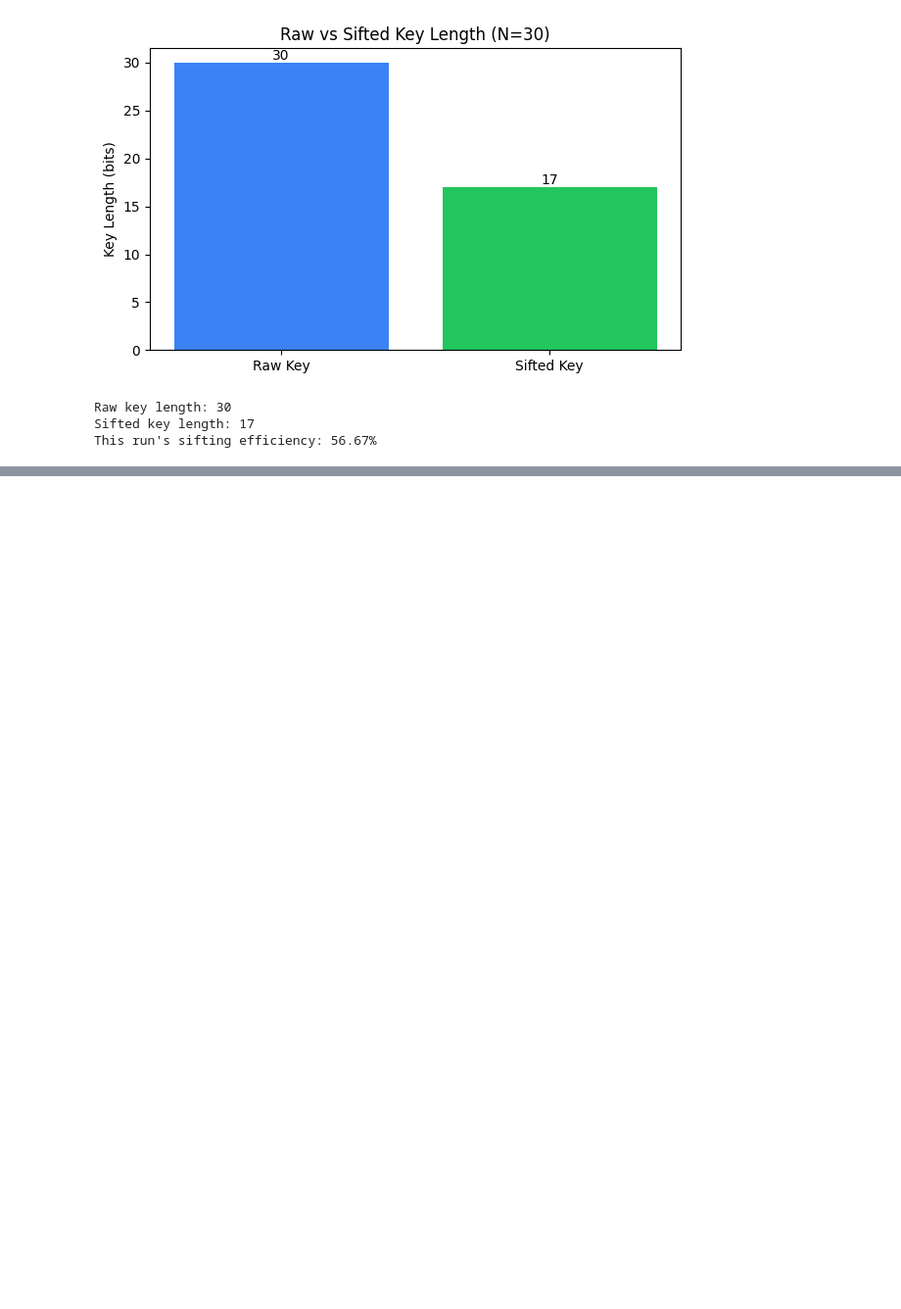
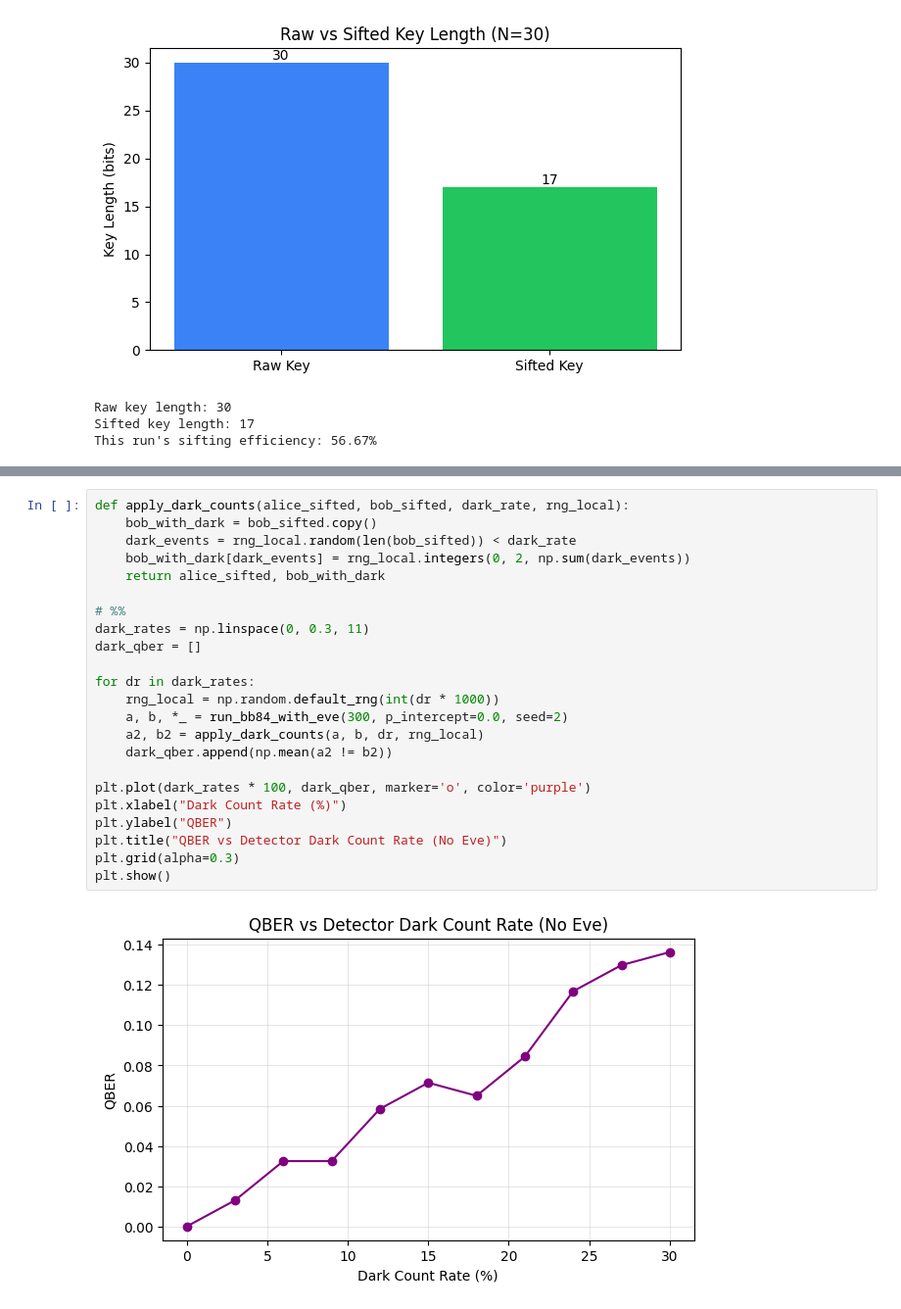
Before and after one commit to mmud/QKD-Alex-Hackathon, a Jupyter notebook: bb84_local.ipynb, the cells around one changed output, grey strips where cells are left out. Shown at 98% size. Drawn from its saved outputs; the diff is of its cells as text; blank space fills up the shorter version.

```diff
--- a/bb84_local.ipynb
+++ b/bb84_local.ipynb
@@ -232,0 +408,25 @@ This run's sifting efficiency: 56.67%
+# %%
+def apply_dark_counts(alice_sifted, bob_sifted, dark_rate, rng_local):
+    bob_with_dark = bob_sifted.copy()
+    dark_events = rng_local.random(len(bob_sifted)) < dark_rate
+    bob_with_dark[dark_events] = rng_local.integers(0, 2, np.sum(dark_events))
+    return alice_sifted, bob_with_dark
+
+# %%
+dark_rates = np.linspace(0, 0.3, 11)
+dark_qber = []
+
+for dr in dark_rates:
+    rng_local = np.random.default_rng(int(dr * 1000))
+    a, b, *_ = run_bb84_with_eve(300, p_intercept=0.0, seed=2)
+    a2, b2 = apply_dark_counts(a, b, dr, rng_local)
+    dark_qber.append(np.mean(a2 != b2))
+
+plt.plot(dark_rates * 100, dark_qber, marker='o', color='purple')
+plt.xlabel("Dark Count Rate (%)")
+plt.ylabel("QBER")
+plt.title("QBER vs Detector Dark Count Rate (No Eve)")
+plt.grid(alpha=0.3)
+plt.show()
+# %% [output]
+[figure, added]
```
Also changed, not shown: parts of 17 cells of this notebook.
